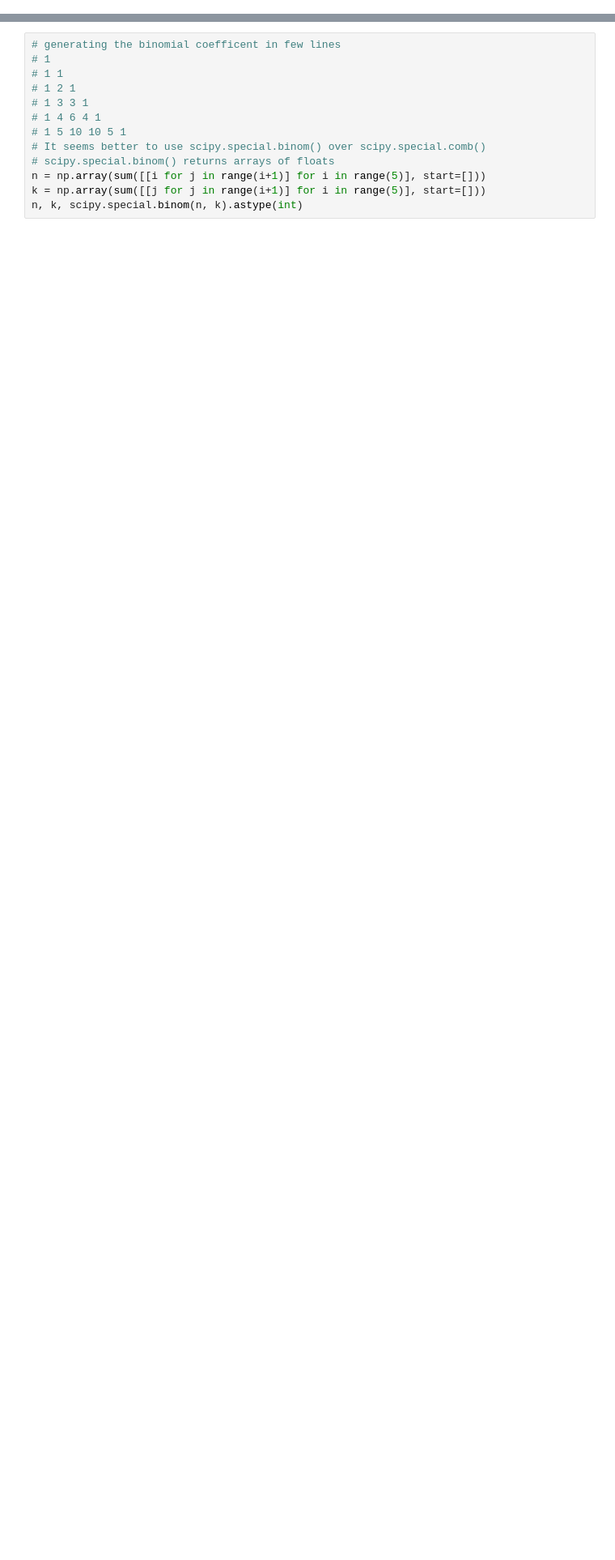
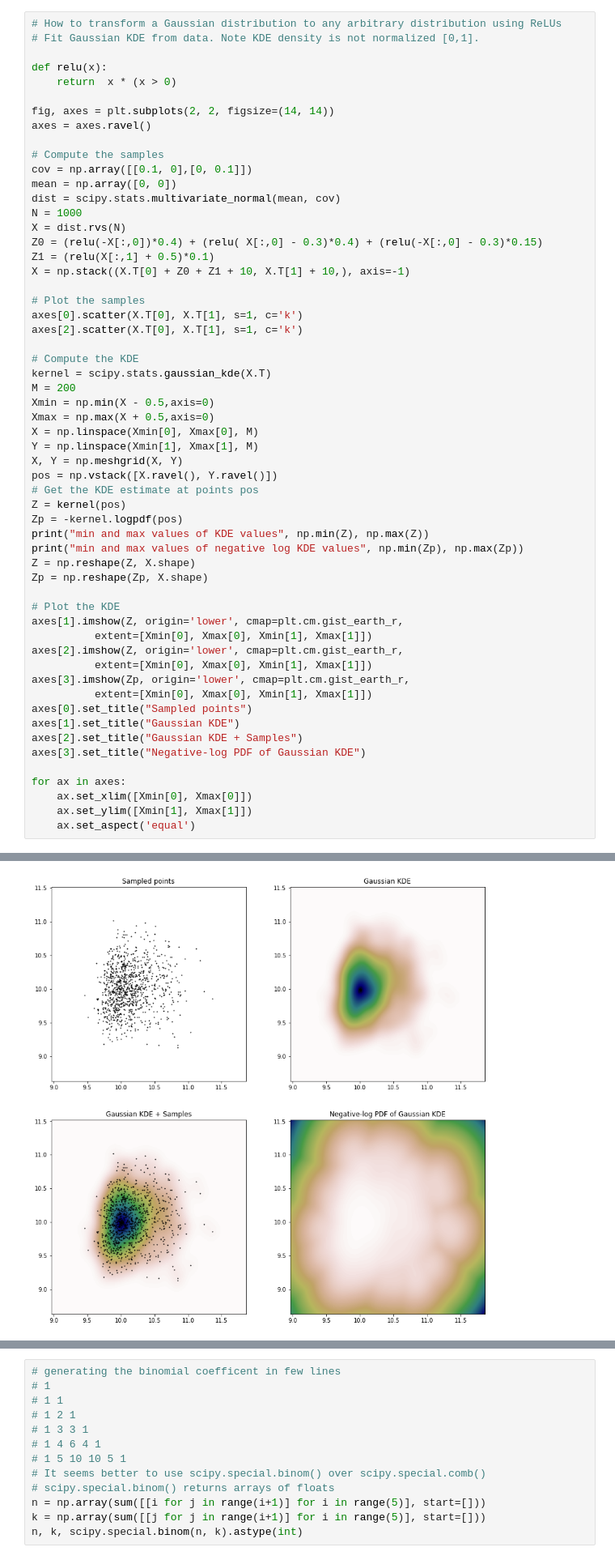
Before and after one commit to fireofearth/document, a Jupyter notebook: python/doc.composite.ipynb, the cells around one changed output, grey strips where cells are left out. Shown at 81% size. Drawn from its saved outputs; the diff is of its cells as text; blank space fills up the shorter version.

Commit message:
python and r notes

```diff
--- a/python/doc.composite.ipynb
+++ b/python/doc.composite.ipynb
@@ -18,0 +167,58 @@ import utility as util
+# %%
+# How to transform a Gaussian distribution to any arbitrary distribution using ReLUs
+# Fit Gaussian KDE from data. Note KDE density is not normalized [0,1].
+
+def relu(x):
+    return  x * (x > 0)
+
+fig, axes = plt.subplots(2, 2, figsize=(14, 14))
+axes = axes.ravel()
+
+# Compute the samples
+cov = np.array([[0.1, 0],[0, 0.1]])
+mean = np.array([0, 0])
+dist = scipy.stats.multivariate_normal(mean, cov)
+N = 1000
+X = dist.rvs(N)
+Z0 = (relu(-X[:,0])*0.4) + (relu( X[:,0] - 0.3)*0.4) + (relu(-X[:,0] - 0.3)*0.15)
+Z1 = (relu(X[:,1] + 0.5)*0.1)
+X = np.stack((X.T[0] + Z0 + Z1 + 10, X.T[1] + 10,), axis=-1)
+
+# Plot the samples
+axes[0].scatter(X.T[0], X.T[1], s=1, c='k')
+axes[2].scatter(X.T[0], X.T[1], s=1, c='k')
+
+# Compute the KDE
+kernel = scipy.stats.gaussian_kde(X.T)
+M = 200
+Xmin = np.min(X - 0.5,axis=0)
+Xmax = np.max(X + 0.5,axis=0)
+X = np.linspace(Xmin[0], Xmax[0], M)
+Y = np.linspace(Xmin[1], Xmax[1], M)
+X, Y = np.meshgrid(X, Y)
+pos = np.vstack([X.ravel(), Y.ravel()])
+# Get the KDE estimate at points pos
+Z = kernel(pos)
+Zp = -kernel.logpdf(pos)
+print("min and max values of KDE values", np.min(Z), np.max(Z))
+print("min and max values of negative log KDE values", np.min(Zp), np.max(Zp))
+Z = np.reshape(Z, X.shape)
+Zp = np.reshape(Zp, X.shape)
+
+# Plot the KDE
+axes[1].imshow(Z, origin='lower', cmap=plt.cm.gist_earth_r,
+          extent=[Xmin[0], Xmax[0], Xmin[1], Xmax[1]])
+axes[2].imshow(Z, origin='lower', cmap=plt.cm.gist_earth_r,
+          extent=[Xmin[0], Xmax[0], Xmin[1], Xmax[1]])
+axes[3].imshow(Zp, origin='lower', cmap=plt.cm.gist_earth_r,
+          extent=[Xmin[0], Xmax[0], Xmin[1], Xmax[1]])
+axes[0].set_title("Sampled points")
+axes[1].set_title("Gaussian KDE")
+axes[2].set_title("Gaussian KDE + Samples")
+axes[3].set_title("Negative-log PDF of Gaussian KDE")
+
+for ax in axes:
+    ax.set_xlim([Xmin[0], Xmax[0]])
+    ax.set_ylim([Xmin[1], Xmax[1]])
+    ax.set_aspect('equal')
+# %% [output]
@@ -18,0 +227 @@ import utility as util
+[figure, added]
```
Also changed, not shown: parts of 11 cells of this notebook, 16 other files.
